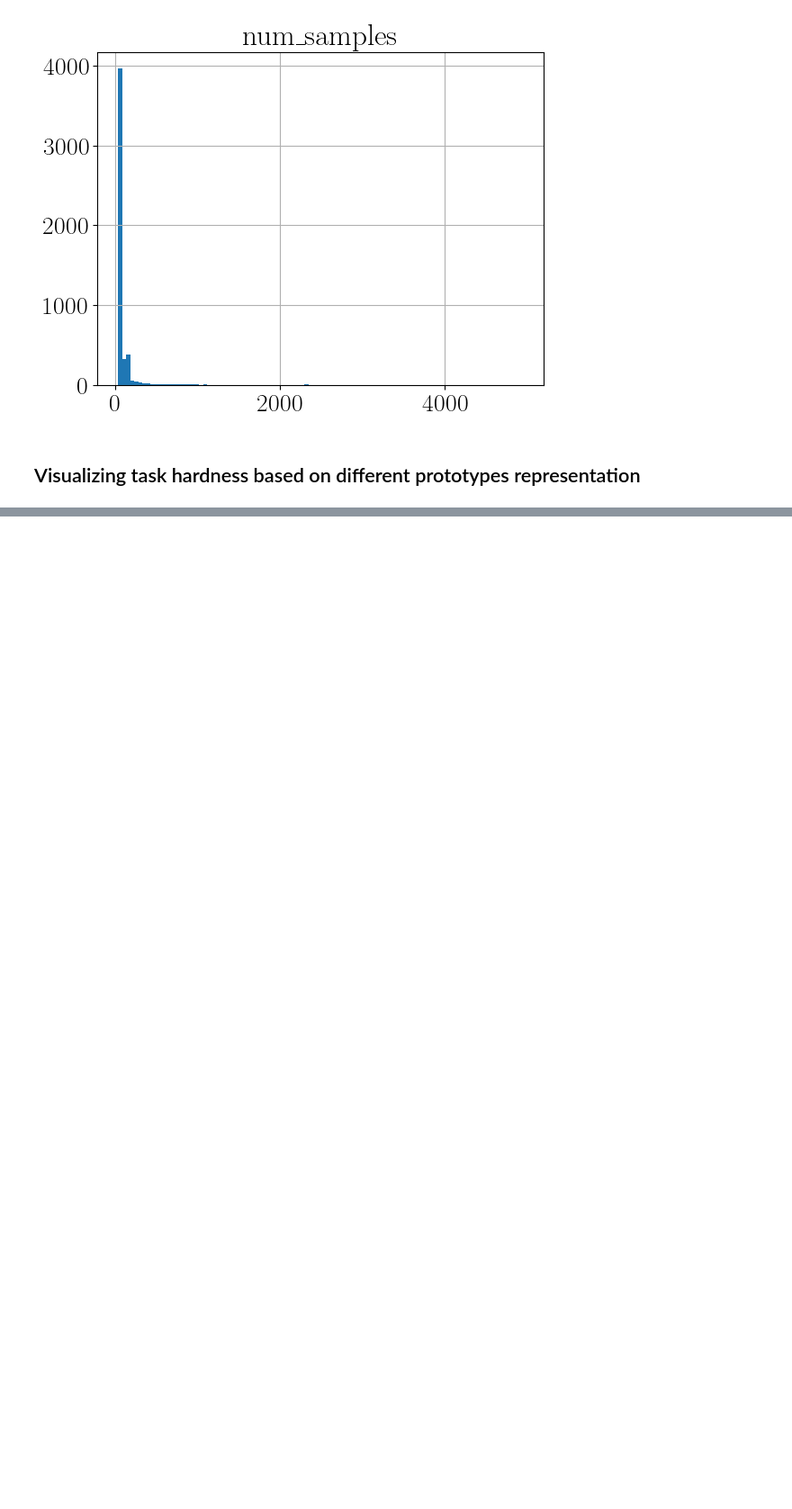
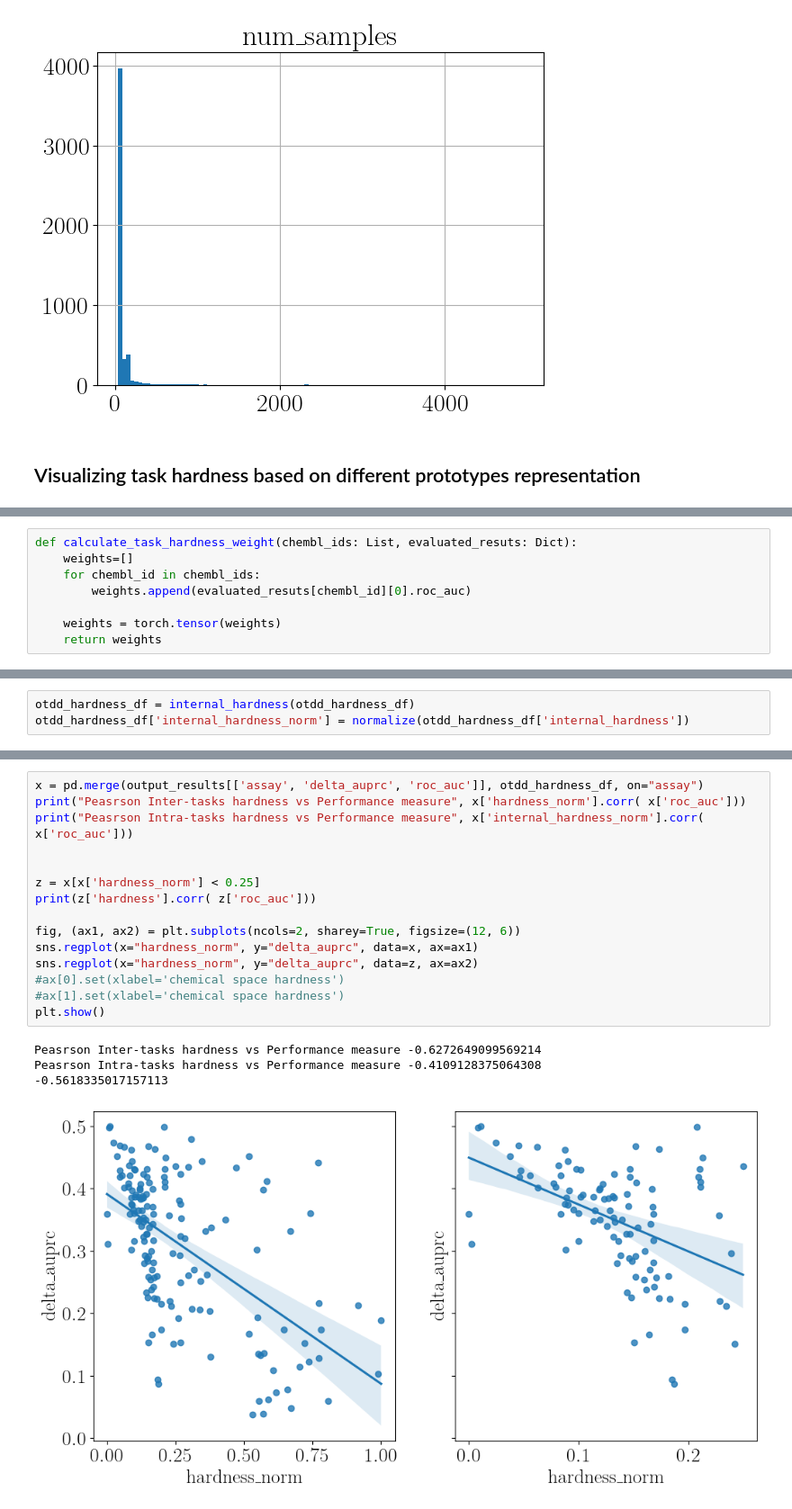
Before and after one commit to HFooladi/FS-Mol, a Jupyter notebook: notebooks/ProtoNet_repr.ipynb, the cells around one changed output, grey strips where cells are left out. Shown at 90% size. Saved outputs shown, nothing was run; the diff lists cells and outputs as text; blank space fills up the shorter version.

```diff
--- a/notebooks/ProtoNet_repr.ipynb
+++ b/notebooks/ProtoNet_repr.ipynb
@@ -484,0 +519,8 @@ plt.show()
+# %%
+def calculate_task_hardness_weight(chembl_ids: List, evaluated_resuts: Dict):
+    weights=[]
+    for chembl_id in chembl_ids:
+        weights.append(evaluated_resuts[chembl_id][0].roc_auc)
+
+    weights = torch.tensor(weights)
+    return weights
@@ -484,0 +587,3 @@ plt.show()
+# %%
+otdd_hardness_df = internal_hardness(otdd_hardness_df)
+otdd_hardness_df['internal_hardness_norm'] = normalize(otdd_hardness_df['internal_hardness'])
@@ -484,0 +606,20 @@ plt.show()
+# %%
+x = pd.merge(output_results[['assay', 'delta_auprc', 'roc_auc']], otdd_hardness_df, on="assay")
+print("Peasrson Inter-tasks hardness vs Performance measure", x['hardness_norm'].corr( x['roc_auc']))
+print("Peasrson Intra-tasks hardness vs Performance measure", x['internal_hardness_norm'].corr( x['roc_auc']))
+
+
+z = x[x['hardness_norm'] < 0.25]
+print(z['hardness'].corr( z['roc_auc']))
+
+fig, (ax1, ax2) = plt.subplots(ncols=2, sharey=True, figsize=(12, 6))
+sns.regplot(x="hardness_norm", y="delta_auprc", data=x, ax=ax1)
+sns.regplot(x="hardness_norm", y="delta_auprc", data=z, ax=ax2)
+#ax[0].set(xlabel='chemical space hardness')
+#ax[1].set(xlabel='chemical space hardness')
+plt.show()
+# %% [output]
+Peasrson Inter-tasks hardness vs Performance measure -0.6272649099569214
+Peasrson Intra-tasks hardness vs Performance measure -0.4109128375064308
+-0.5618335017157113
+[figure, added]
```
Also changed, not shown: parts of 34 cells of this notebook.
